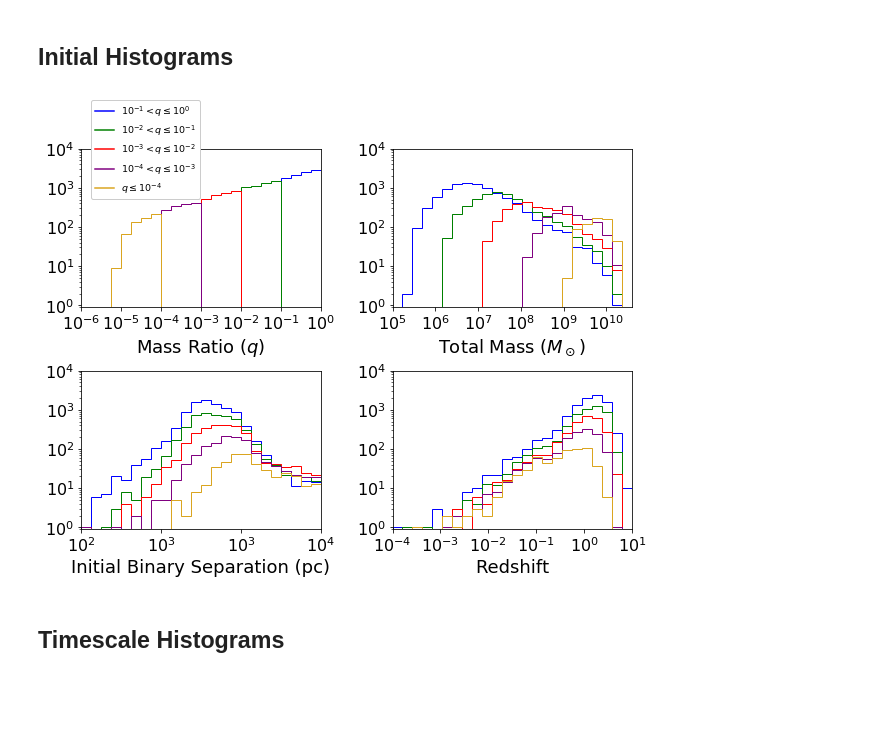
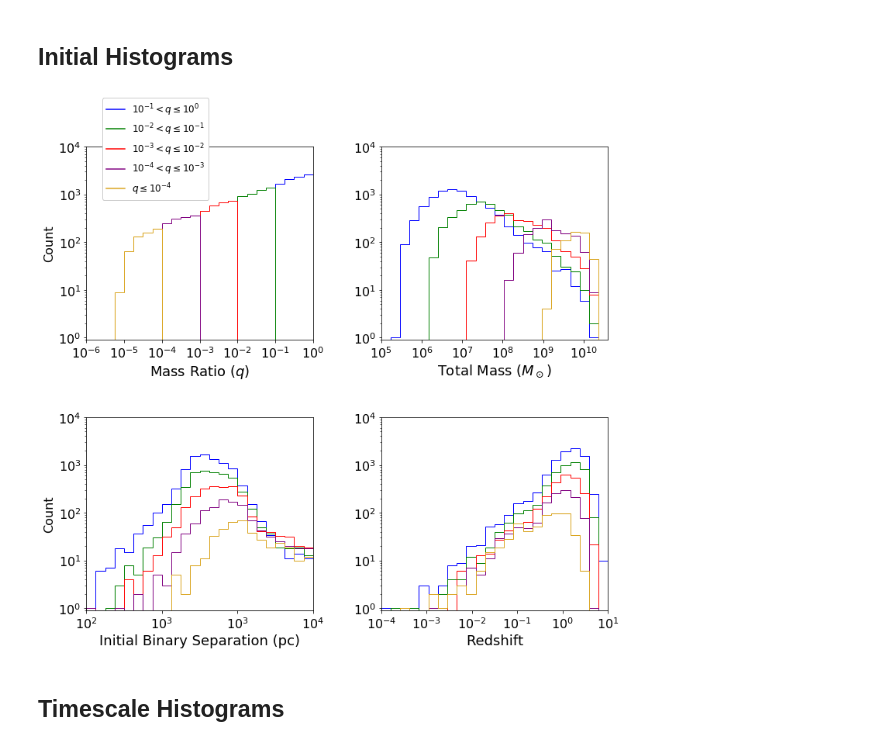
Before and after one commit to mikekatz04/Illustris_LISA_paper, a Jupyter notebook: code/paper_plots.ipynb, the cells around one changed output. Saved outputs shown, nothing was run; the diff lists cells and outputs as text; code cells hidden in the pictures; blank space fills up the shorter version.

```diff
--- a/code/paper_plots.ipynb
+++ b/code/paper_plots.ipynb
@@ -133,0 +232,11 @@ ValueError: Data has no positive values, and therefore can not be log-scaled.
+# %%
+fig, ax = plt.subplots(1,3)
+plt.subplots_adjust(wspace=0.5)
+fig.set_size_inches(12,8)
+ax = ax.ravel()
+for i, func in enumerate([merger_integrand, detection_hist, snr_hist]):
+    if i == 1:
+        legend = True
+    else:
+        legend = False
+    ax[i] = func(ax[i], legend=legend)
@@ -255,7 +425,7 @@ total_num = len(total_mass)
 
 fig, ax = plt.subplots(nrows=2, ncols=2)
 ax = ax.ravel()
-fig.set_size_inches(9,7)
+fig.set_size_inches(11,11)
 xlims = [[-6,0],[5,10.6],[2.5,4],[-4.0,1.0]]
 colors = ['blue', 'green', 'red', 'purple', 'goldenrod']
 
@@ -280,49 +450,54 @@ for parameter in [q, total_mass, separation, redshift]:
     w+=1
 
 #legend
-
-ax[0].plot([-100,-100], [-220, 200], color = colors[0], label = r'$10^{-1}<q\leq 10^0$')
-ax[0].plot([-100,-100], [-220, 200], color = colors[1], label = r'$10^{-2}<q\leq 10^{-1}$')
-ax[0].plot([-100,-100], [-220, 200], color = colors[2], label = r'$10^{-3}<q\leq 10^{-2}$')
-ax[0].plot([-100,-100], [-220, 200], color = colors[3], label = r'$10^{-4}< q\leq 10^{-3}$')
-ax[0].plot([-100,-100], [-220, 200], color = colors[4], label = r'$q\leq 10^{-4}$')
+legend_ind = 0
+ax[legend_ind].plot([-100,-100], [-220, 200], color = colors[0], label = r'$10^{-1}<q\leq 10^0$')
+ax[legend_ind].plot([-100,-100], [-220, 200], color = colors[1], label = r'$10^{-2}<q\leq 10^{-1}$')
+ax[legend_ind].plot([-100,-100], [-220, 200], color = colors[2], label = r'$10^{-3}<q\leq 10^{-2}$')
+ax[legend_ind].plot([-100,-100], [-220, 200], color = colors[3], label = r'$10^{-4}< q\leq 10^{-3}$')
+ax[legend_ind].plot([-100,-100], [-220, 200], color = colors[4], label = r'$q\leq 10^{-4}$')
 
 xtickfontsize = 16
 xlabelfontsize = 18
 
 #ax[0].legend(bbox_to_anchor=(3.0, 0.05), prop={'size':11})
-legend = ax[0].legend(bbox_to_anchor=[0.02, 0.65], prop={'size':9.5}, ncol=1, fancybox=True, framealpha=1.0)
+legend = ax[0].legend(bbox_to_anchor=[0.05, 0.7],ncol=1, prop={'size':12}, fancybox=True, framealpha=1.0)
+#legend = ax[1].legend(bbox_to_anchor=[1.2, 0.0], prop={'size':10.5}, ncol=1, fancybox=True, framealpha=1.0)
+
+
 #labels
 ax[0].set_xlabel(r'Mass Ratio ($q$)', fontsize=xlabelfontsize)
 ax0_xticks = [-6.0,-5.0, -4.0, -3.0, -2.0, -1.0, 0.0]
 ax[0].set_xticks(ax0_xticks)
 ax[0].set_xticklabels([r'$10^{%i}$'%int(i) for i in ax0_xticks], fontsize=xtickfontsize)
 
 ax[1].set_xlabel(r'Total Mass ($M_\odot$)', fontsize=xlabelfontsize)
 ax1_xticks = [5.0, 6.0,7.0, 8.0, 9.0, 10.0]
 ax[1].set_xticks(ax1_xticks)
 ax[1].set_xticklabels([r'$10^{%i}$'%int(i) for i in ax1_xticks], fontsize=xtickfontsize)
 
 ax[2].set_xlabel('Initial Binary Separation (pc)', fontsize=xlabelfontsize)
 ax2_xticks = [2.5, 3.0,3.5, 4.0]
 ax[2].set_xticks(ax2_xticks)
 ax[2].set_xticklabels([r'$10^{%.1g}$'%int(i) for i in ax2_xticks], fontsize=xtickfontsize)
 
 ax[3].set_xlabel('Redshift', fontsize=xlabelfontsize)
 ax3_xticks = [-4.0, -3.0, -2.0, -1.0, 0.0, 1.0]
 ax[3].set_xticks(ax3_xticks)
 ax[3].set_xticklabels([r'$10^{%i}$'%int(i) for i in ax3_xticks], fontsize=xtickfontsize)
 
 yticks = np.linspace(0.0,4.0, 5)
 
 for w in range(4):
     ax[w].set_yticks(10**yticks)
     ax[w].set_yticklabels([r'$10^{%i}$'%int(i) for i in yticks], fontsize=16)
 
+ax[0].set_ylabel('Count', fontsize=16)
+ax[2].set_ylabel('Count', fontsize=16)
 plt.subplots_adjust(left = 0.1, right=0.95, hspace=0.4, wspace = 0.3)
-plt.savefig('figures/initial_parameter_hists.pdf', dpi = 300)
+#plt.savefig('figures/initial_parameter_hists.pdf', dpi = 300)
 # %% [output]
-[figure, old version]
+[figure, new version]
 # %% [markdown]
 ## Timescale Histograms
 # %% [markdown]
```
Also changed, not shown: parts of 25 cells of this notebook.
